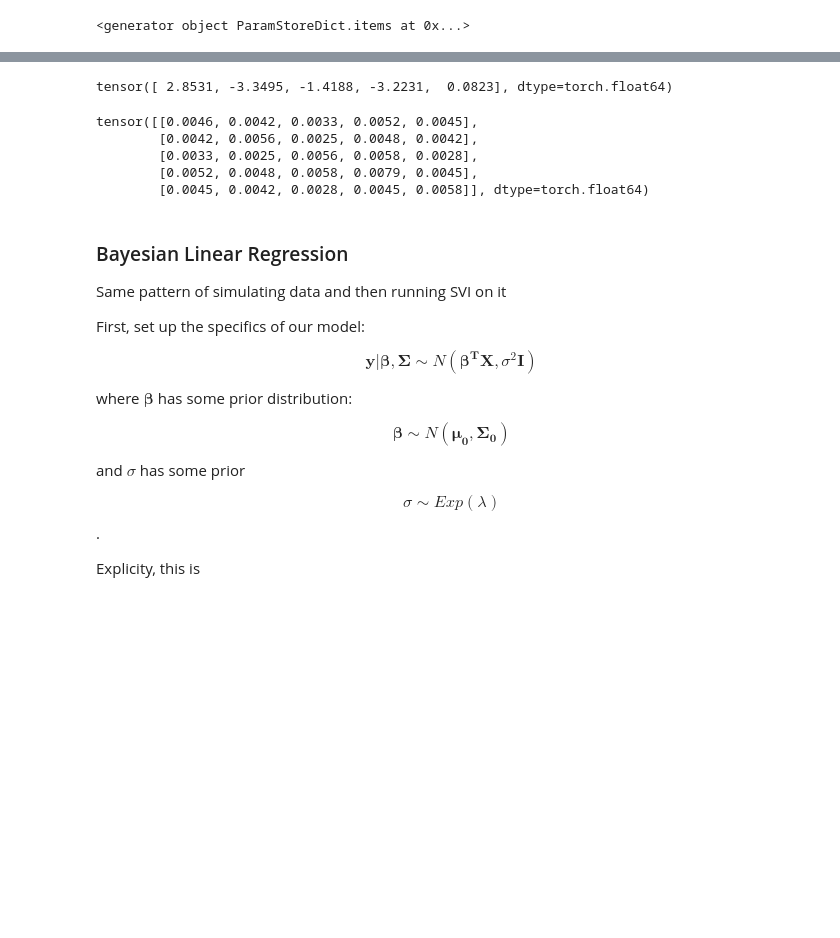
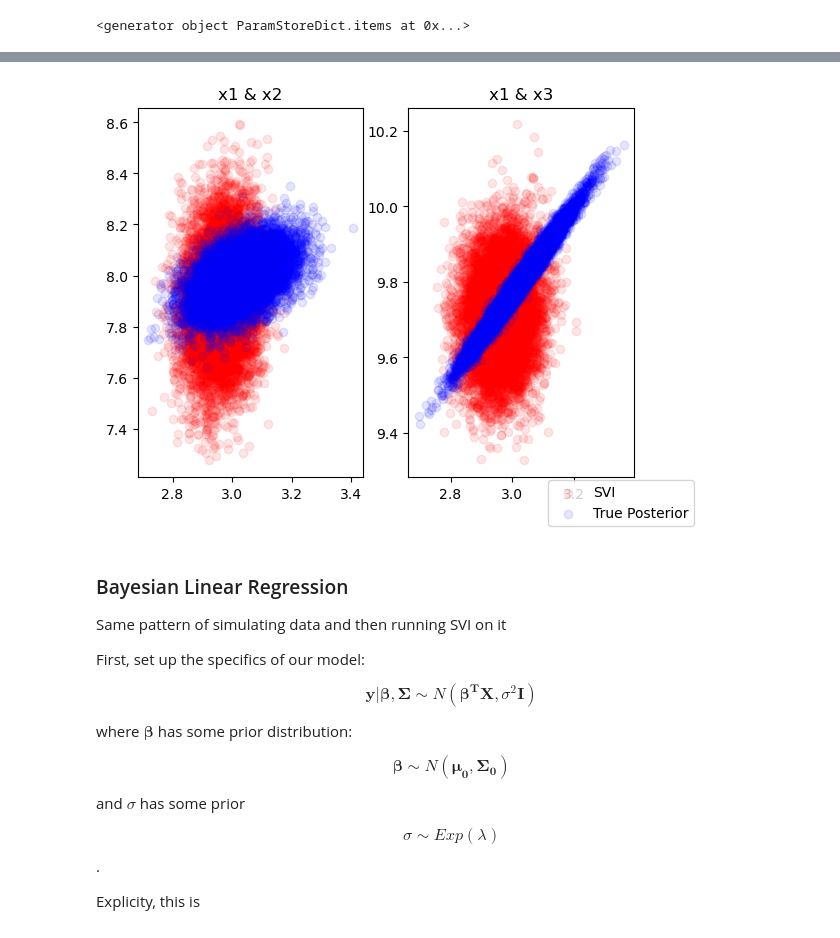
Before and after one commit to kmana1995/BayesianModeling, a Jupyter notebook: ProjectCode.ipynb, the cells around one changed output, grey strips where cells are left out. Saved outputs shown, nothing was run; the diff lists cells and outputs as text; code cells hidden in the pictures; blank space fills up the shorter version.

```diff
--- a/ProjectCode.ipynb
+++ b/ProjectCode.ipynb
@@ -247,15 +265,39 @@ mu_std [[ 0.00342333  0.00390107  0.00033841  0.00553106  0.00555837]
 # %%
-get_posterior_mean_mv_gaussian(1000, sigma, sigma_0, mu_vector, data)
+post_mean = get_posterior_mean_mv_gaussian(1000, sigma, sigma_0, mu_vector, data)
-# %% [output]
-tensor([ 2.8531, -3.3495, -1.4188, -3.2231,  0.0823], dtype=torch.float64)
 # %%
-get_posterior_cov_mv_gaussian(1000, sigma, sigma_0)
+post_sigma = get_posterior_cov_mv_gaussian(1000, sigma, sigma_0)
-# %% [output]
-tensor([[0.0046, 0.0042, 0.0033, 0.0052, 0.0045],
-        [0.0042, 0.0056, 0.0025, 0.0048, 0.0042],
-        [0.0033, 0.0025, 0.0056, 0.0058, 0.0028],
-        [0.0052, 0.0048, 0.0058, 0.0079, 0.0045],
-        [0.0045, 0.0042, 0.0028, 0.0045, 0.0058]], dtype=torch.float64)
+# %%
+fig, axs = plt.subplots(1, 2)
+mu_first = [2.9646606, 7.914039]
+mu_second = [post_mean[0], post_mean[1]]
+cov_first = [[ 0.00382155,  0.001393], [ 0.001393,    0.03329704]]
+cov_second = [[post_sigma[0,0], post_sigma[0,1]], [post_sigma[1,0], post_sigma[1,1]]]
+
+x1,y1 = np.random.multivariate_normal(mu_first, cov_first, 10000).T
+x2,y2 = np.random.multivariate_normal(mu_second, cov_second, 10000).T
+
+axs[0].scatter(x1,y1,c='r', alpha = 0.1, label = 'SVI')
+axs[0].scatter(x2,y2,c='b', alpha = 0.1, label = 'True Posterior')
+axs[0].title.set_text('x1 & x2')
+
+
+mu_first = [2.9646606, 9.716293]
+mu_second = [post_mean[0], post_mean[2]]
+cov_first = [[ 0.00382155,  0.0006676], [0.0006676,    0.01204585]]
+cov_second = [[post_sigma[0,0], post_sigma[0,2]], [post_sigma[2,0], post_sigma[2,2]]]
+
+x1,y1 = np.random.multivariate_normal(mu_first, cov_first, 10000).T
+x2,y2 = np.random.multivariate_normal(mu_second, cov_second, 10000).T
+
+axs[1].scatter(x1,y1,c='r', alpha = 0.1)
+axs[1].scatter(x2,y2,c='b', alpha = 0.1)
+axs[1].title.set_text('x1 & x3')
+
+
+fig.legend(loc = 'lower right')
+plt.show()
+# %% [output]
+[figure, added]
 # %% [markdown]
 ### Bayesian Linear Regression
 
```
Also changed, not shown: parts of 7 cells of this notebook.
